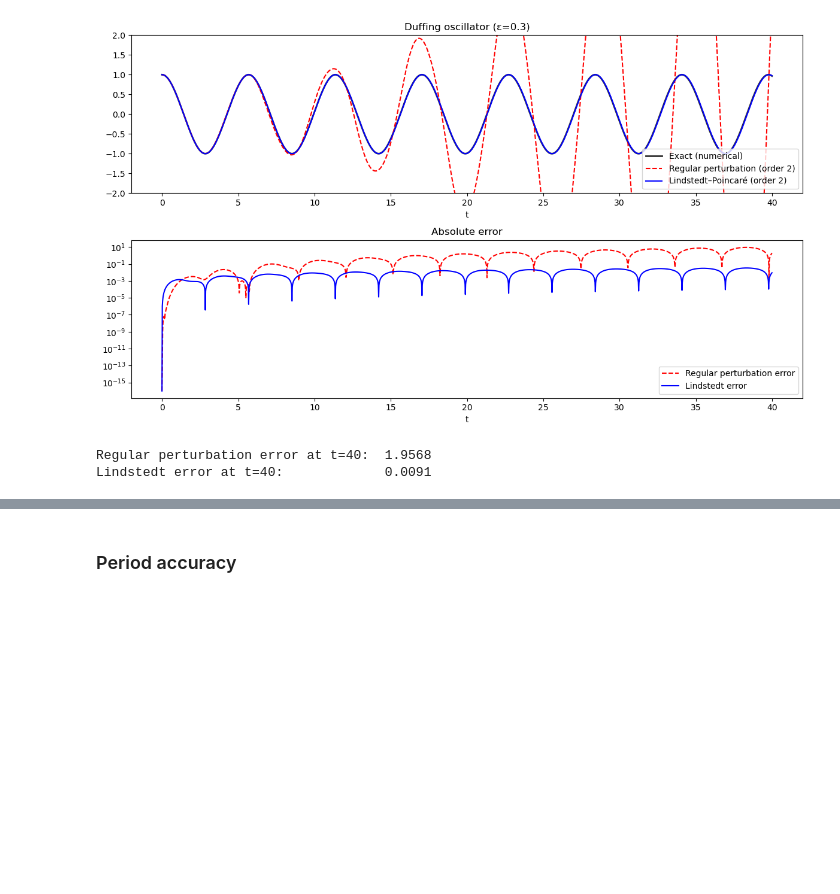
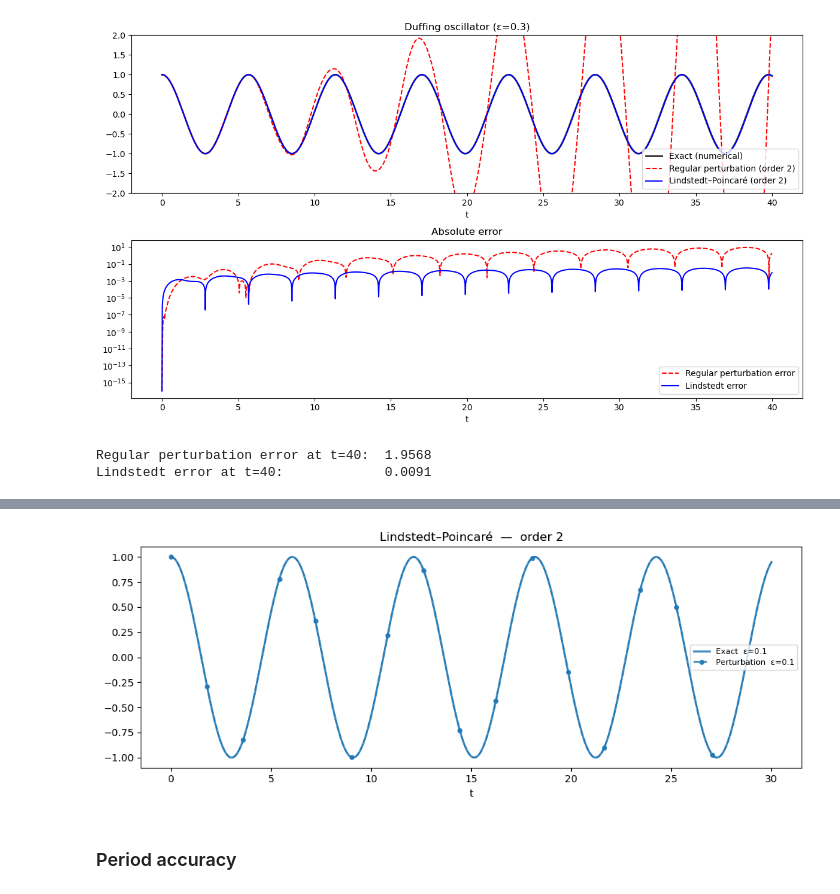
Before and after one commit to saadgroup/asymptotics, a Jupyter notebook: examples/04_lindstedt.ipynb, the cells around one changed output, grey strips where cells are left out. Drawn from its saved outputs; the diff is of its cells as text; code cells hidden in the pictures; blank space fills up the shorter version.

```diff
--- a/examples/04_lindstedt.ipynb
+++ b/examples/04_lindstedt.ipynb
@@ -111,3 +133,7 @@ Lindstedt error at t=40:             0.0091
+# %%
+sol.compare_numeric(eps=0.1,plot_range=[0,30]);
+# %% [output]
+[figure, added]
 # %% [markdown]
 ### Period accuracy
 # %%
```
Also changed, not shown: parts of 3 cells of this notebook, 17 other files.
